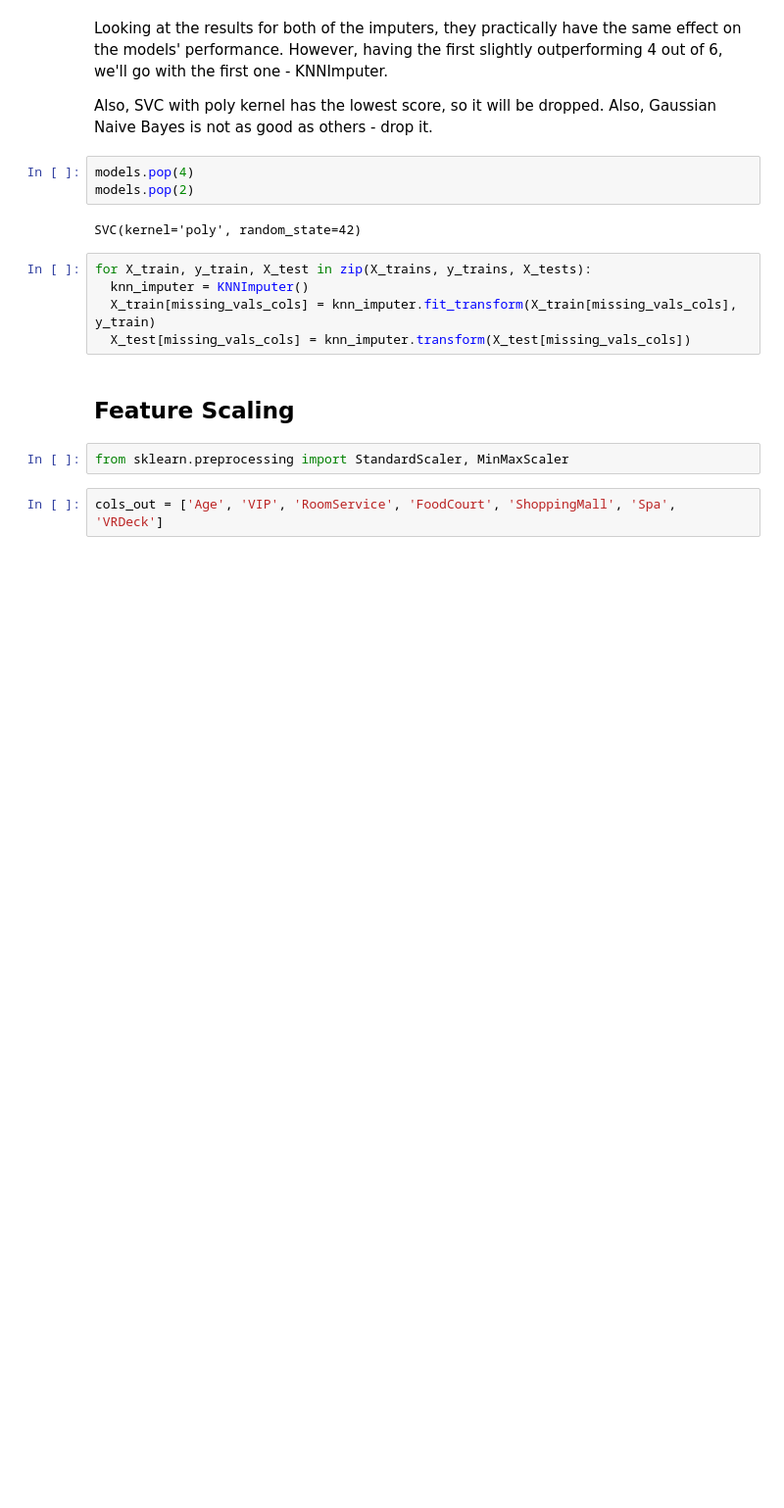
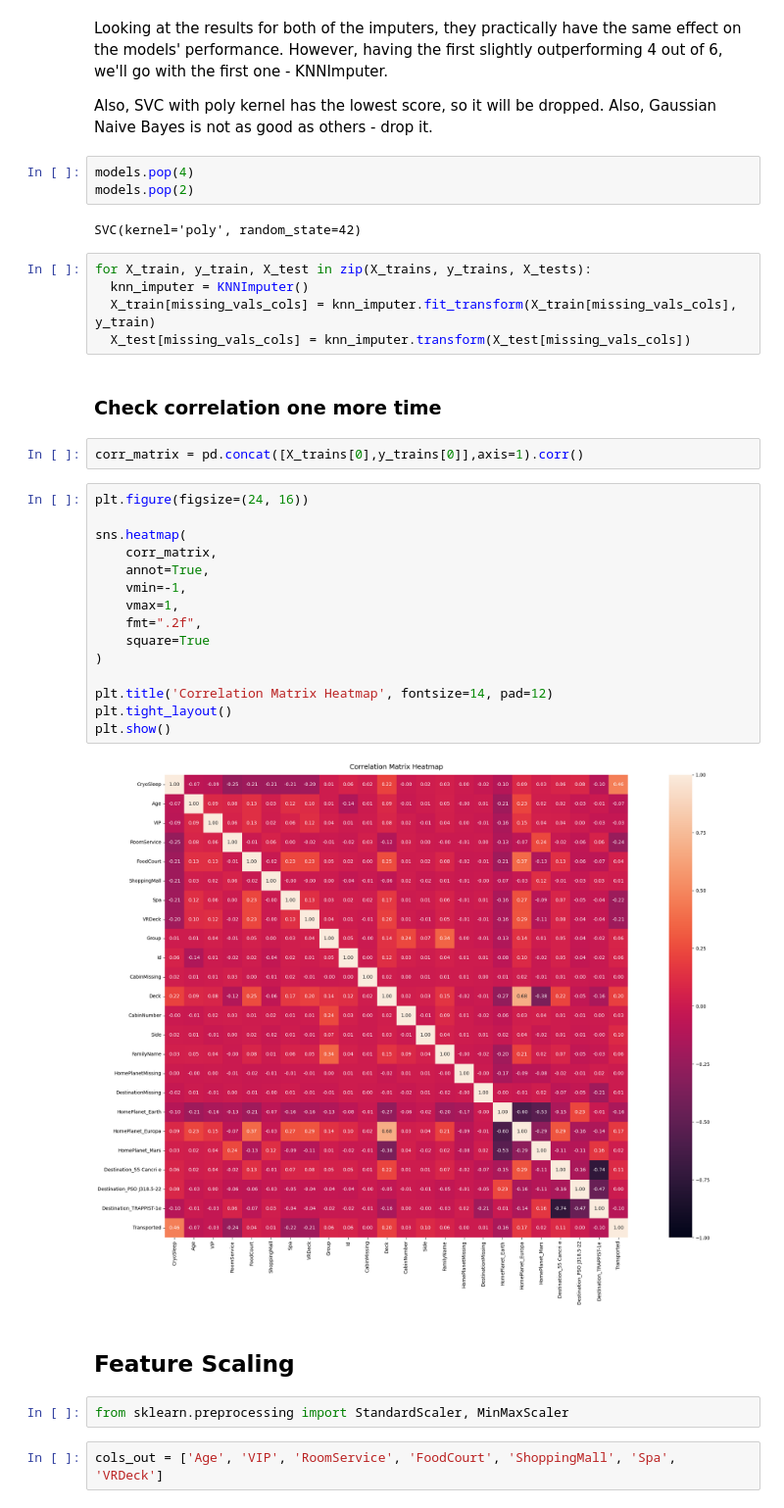
Before and after one commit to Alisizationed/sigmoid_homeworks, a Jupyter notebook: ex_prep_1/Sigmoid_Exam_Prep_1.ipynb, the cells around one changed output. Shown at 98% size. Saved outputs shown, nothing was run; the diff lists cells and outputs as text; blank space fills up the shorter version.

```diff
--- a/ex_prep_1/Sigmoid_Exam_Prep_1.ipynb
+++ b/ex_prep_1/Sigmoid_Exam_Prep_1.ipynb
@@ -553,6 +557,27 @@ for X_train, y_train, X_test in zip(X_trains, y_trains, X_tests):
   knn_imputer = KNNImputer()
   X_train[missing_vals_cols] = knn_imputer.fit_transform(X_train[missing_vals_cols], y_train)
   X_test[missing_vals_cols] = knn_imputer.transform(X_test[missing_vals_cols])
+# %% [markdown]
+### Check correlation one more time
+# %%
+corr_matrix = pd.concat([X_trains[0],y_trains[0]],axis=1).corr()
+# %%
+plt.figure(figsize=(24, 16))
+
+sns.heatmap(
+    corr_matrix,
+    annot=True,
+    vmin=-1,
+    vmax=1,
+    fmt=".2f",
+    square=True
+)
+
+plt.title('Correlation Matrix Heatmap', fontsize=14, pad=12)
+plt.tight_layout()
+plt.show()
+# %% [output]
+[figure, added]
 # %% [markdown]
 ## **Feature Scaling**
 # %%
```
Also changed, not shown: parts of 27 cells of this notebook.
